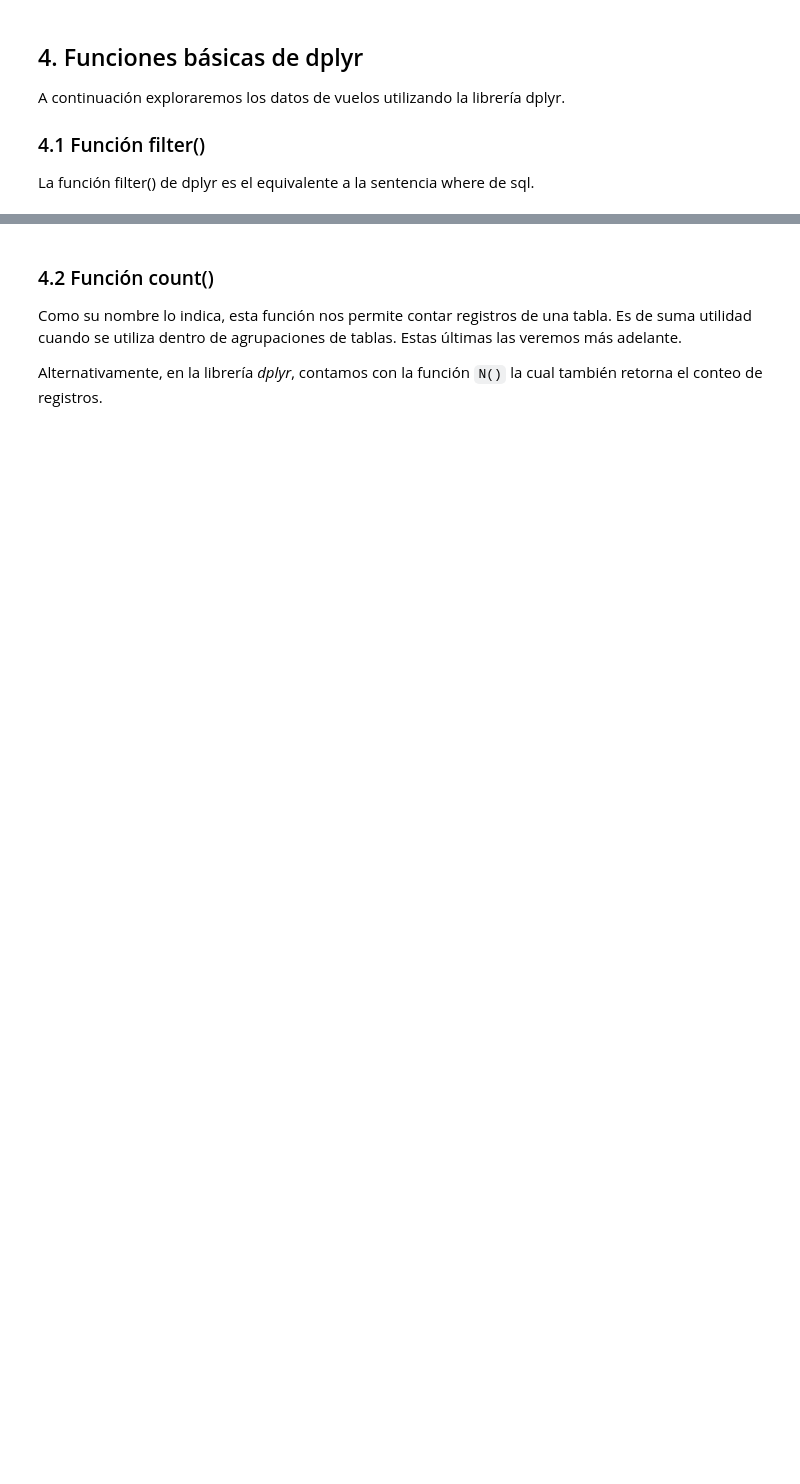
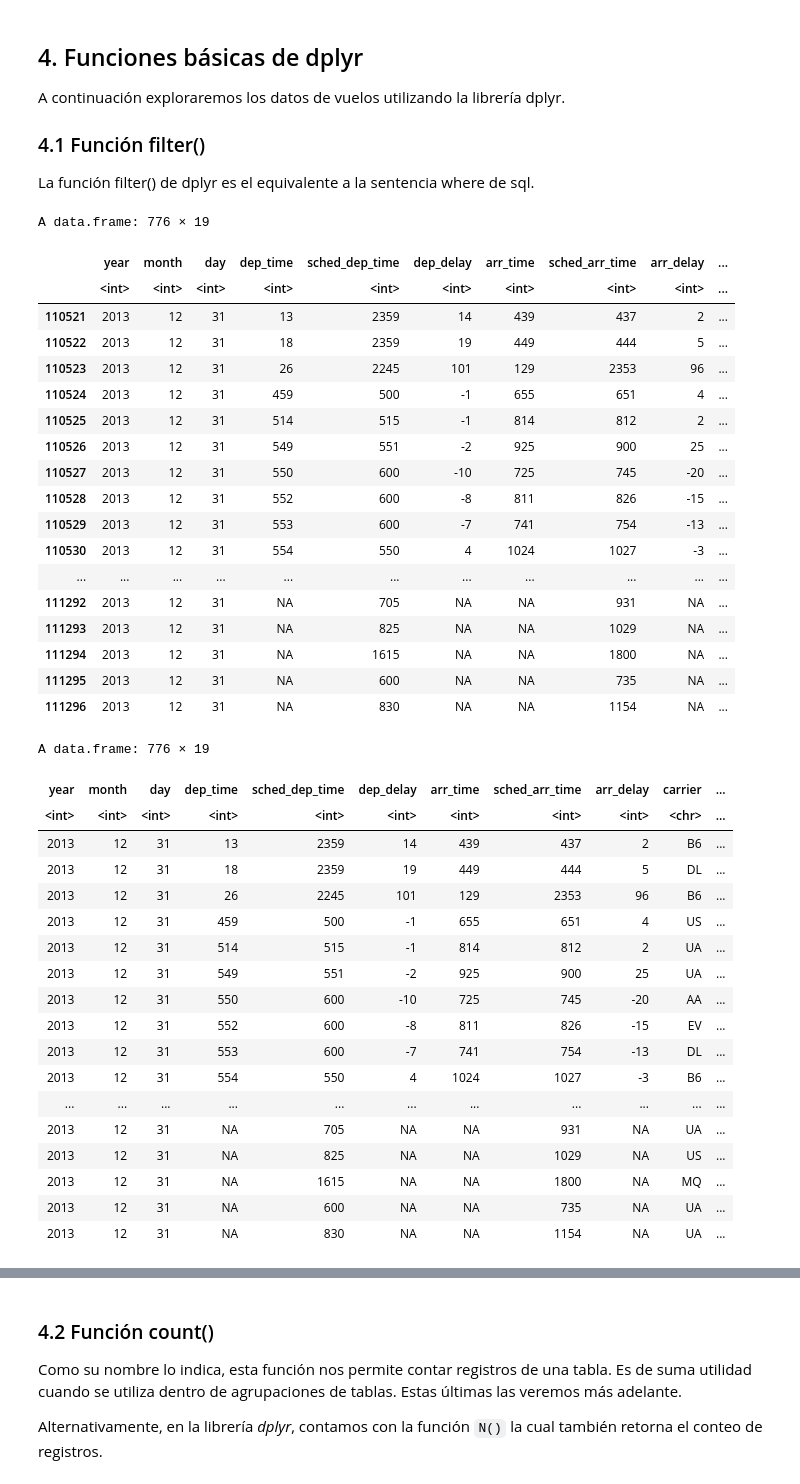
Before and after one commit to kerlesuwu/DBDC_202010_Programacion_en_R_para_ciencia_de_datos, a Jupyter notebook: Clases/Clase3/Clase3_01_manipulacion_de_tablas_I.ipynb, the cells around one changed output, grey strips where cells are left out. Drawn from its saved outputs; the diff is of its cells as text; code cells hidden in the pictures; blank space fills up the shorter version.

```diff
--- a/Clases/Clase3/Clase3_01_manipulacion_de_tablas_I.ipynb
+++ b/Clases/Clase3/Clase3_01_manipulacion_de_tablas_I.ipynb
@@ -49,3 +70,5 @@ getwd()
 # %%
 # Carga de datos ------
 # Usaremos la función read.csv para cargar el archivo Datasets_flights.csv ubicado en "./Datasets/", y lo guardamos en una variable llamada vuelo.
+#vuelos <- read.csv("flights.csv") # por ejemplo si están local la MI ruta sería "C:/Users/GT931BS/Dropbox/Cursos/Diplomado data science UC/DBDC_202010_Programacion_en_R_para_ciencia_de_datos/Clases/Clase3/Datasets/flights.csv"
+vuelos <- read.csv("https://raw.githubusercontent.com/majorquev/DBDC_202010_Programacion_en_R_para_ciencia_de_datos/main/Clases/Clase3/Datasets/flights.csv")
@@ -68,5 +169,47 @@ La función filter() de dplyr es el equivalente a la sentencia where de sql.
 # %%
 # filter() # where de sql----------------------------------------------------------------
 # Registros que tengan fecha 31 de diciembre
 # Antes
+vuelos[vuelos$month == 12 & vuelos$day == 31, ] # 776 registros
+
 # Ahora
+filter(vuelos, month == 12 & day == 31)
+# %% [output]
+A data.frame: 776 × 19
+|  | year | month | day | dep_time | sched_dep_time | dep_delay | arr_time | sched_arr_time | arr_delay | ... |
+|  | <int> | <int> | <int> | <int> | <int> | <int> | <int> | <int> | <int> | ... |
+| 110521 | 2013 | 12 | 31 | 13 | 2359 | 14 | 439 | 437 | 2 | ... |
+| 110522 | 2013 | 12 | 31 | 18 | 2359 | 19 | 449 | 444 | 5 | ... |
+| 110523 | 2013 | 12 | 31 | 26 | 2245 | 101 | 129 | 2353 | 96 | ... |
+| 110524 | 2013 | 12 | 31 | 459 | 500 | -1 | 655 | 651 | 4 | ... |
+| 110525 | 2013 | 12 | 31 | 514 | 515 | -1 | 814 | 812 | 2 | ... |
+| 110526 | 2013 | 12 | 31 | 549 | 551 | -2 | 925 | 900 | 25 | ... |
+| 110527 | 2013 | 12 | 31 | 550 | 600 | -10 | 725 | 745 | -20 | ... |
+| 110528 | 2013 | 12 | 31 | 552 | 600 | -8 | 811 | 826 | -15 | ... |
+| 110529 | 2013 | 12 | 31 | 553 | 600 | -7 | 741 | 754 | -13 | ... |
+| 110530 | 2013 | 12 | 31 | 554 | 550 | 4 | 1024 | 1027 | -3 | ... |
+| ... | ... | ... | ... | ... | ... | ... | ... | ... | ... | ... |
+| 111292 | 2013 | 12 | 31 | NA | 705 | NA | NA | 931 | NA | ... |
+| 111293 | 2013 | 12 | 31 | NA | 825 | NA | NA | 1029 | NA | ... |
+| 111294 | 2013 | 12 | 31 | NA | 1615 | NA | NA | 1800 | NA | ... |
+| 111295 | 2013 | 12 | 31 | NA | 600 | NA | NA | 735 | NA | ... |
+| 111296 | 2013 | 12 | 31 | NA | 830 | NA | NA | 1154 | NA | ... |
+A data.frame: 776 × 19
+| year | month | day | dep_time | sched_dep_time | dep_delay | arr_time | sched_arr_time | arr_delay | carrier | ... |
+| <int> | <int> | <int> | <int> | <int> | <int> | <int> | <int> | <int> | <chr> | ... |
+| 2013 | 12 | 31 | 13 | 2359 | 14 | 439 | 437 | 2 | B6 | ... |
+| 2013 | 12 | 31 | 18 | 2359 | 19 | 449 | 444 | 5 | DL | ... |
+| 2013 | 12 | 31 | 26 | 2245 | 101 | 129 | 2353 | 96 | B6 | ... |
+| 2013 | 12 | 31 | 459 | 500 | -1 | 655 | 651 | 4 | US | ... |
+| 2013 | 12 | 31 | 514 | 515 | -1 | 814 | 812 | 2 | UA | ... |
+| 2013 | 12 | 31 | 549 | 551 | -2 | 925 | 900 | 25 | UA | ... |
+| 2013 | 12 | 31 | 550 | 600 | -10 | 725 | 745 | -20 | AA | ... |
+| 2013 | 12 | 31 | 552 | 600 | -8 | 811 | 826 | -15 | EV | ... |
+| 2013 | 12 | 31 | 553 | 600 | -7 | 741 | 754 | -13 | DL | ... |
+| 2013 | 12 | 31 | 554 | 550 | 4 | 1024 | 1027 | -3 | B6 | ... |
+| ... | ... | ... | ... | ... | ... | ... | ... | ... | ... | ... |
+| 2013 | 12 | 31 | NA | 705 | NA | NA | 931 | NA | UA | ... |
+| 2013 | 12 | 31 | NA | 825 | NA | NA | 1029 | NA | US | ... |
+| 2013 | 12 | 31 | NA | 1615 | NA | NA | 1800 | NA | MQ | ... |
+| 2013 | 12 | 31 | NA | 600 | NA | NA | 735 | NA | UA | ... |
+| 2013 | 12 | 31 | NA | 830 | NA | NA | 1154 | NA | UA | ... |
```
Also changed, not shown: parts of 18 cells of this notebook.
